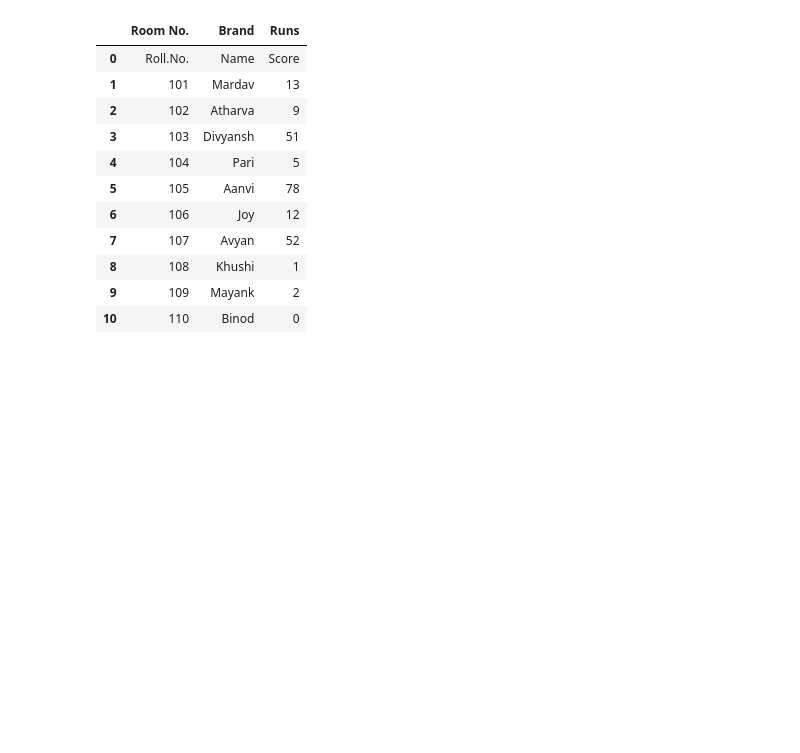
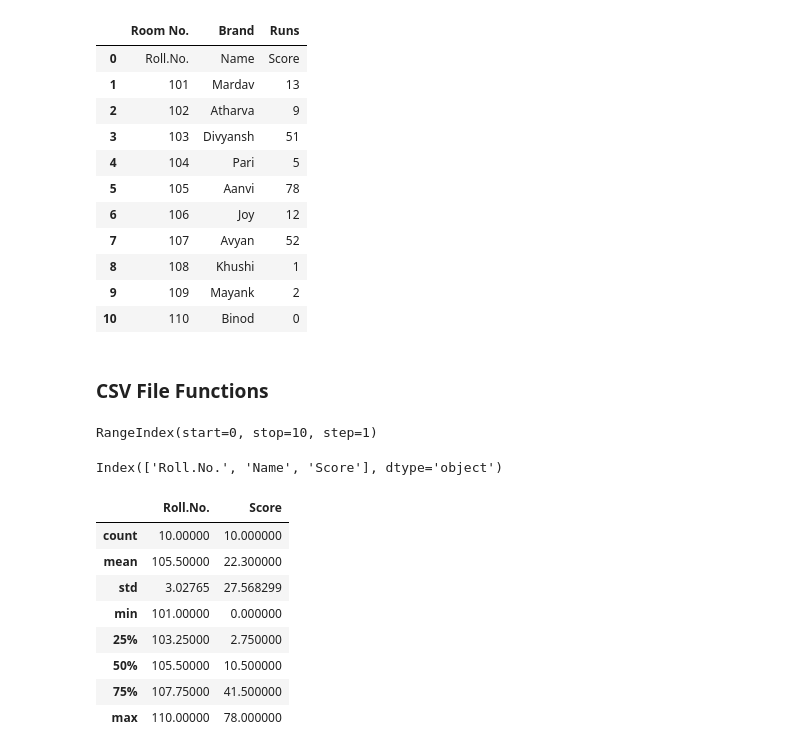
Before and after one commit to mardavsj/Pandas-in-Python, a Jupyter notebook: pandas_basics.ipynb, the cells around one changed output. Saved outputs shown, nothing was run; the diff lists cells and outputs as text; code cells hidden in the pictures; blank space fills up the shorter version.

Commit message:
📜 CSV File Functions

```diff
--- a/pandas_basics.ipynb
+++ b/pandas_basics.ipynb
@@ -358,3 +358,27 @@ read_data
 | 8 | 108 | Khushi | 1 |
 | 9 | 109 | Mayank | 2 |
 | 10 | 110 | Binod | 0 |
+# %% [markdown]
+### CSV File Functions
+# %%
+data = pd.read_csv(r"C:\Users\MARDAV JADAUN\OneDrive\Desktop\Python\Pandas-in-Python\StudentInfo.csv")
+
+data.index
+# %% [output]
+RangeIndex(start=0, stop=10, step=1)
+# %%
+data.columns
+# %% [output]
+Index(['Roll.No.', 'Name', 'Score'], dtype='object')
+# %%
+data.describe()
+# %% [output]
+|  | Roll.No. | Score |
+| count | 10.00000 | 10.000000 |
+| mean | 105.50000 | 22.300000 |
+| std | 3.02765 | 27.568299 |
+| min | 101.00000 | 0.000000 |
+| 25% | 103.25000 | 2.750000 |
+| 50% | 105.50000 | 10.500000 |
+| 75% | 107.75000 | 41.500000 |
+| max | 110.00000 | 78.000000 |
```
Also changed, not shown: parts of 3 cells of this notebook.
